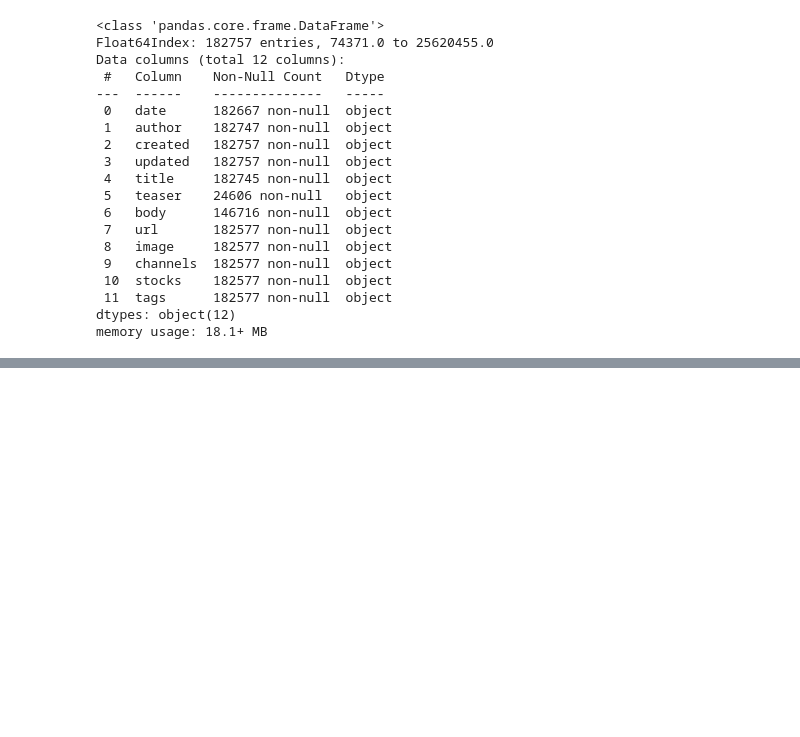
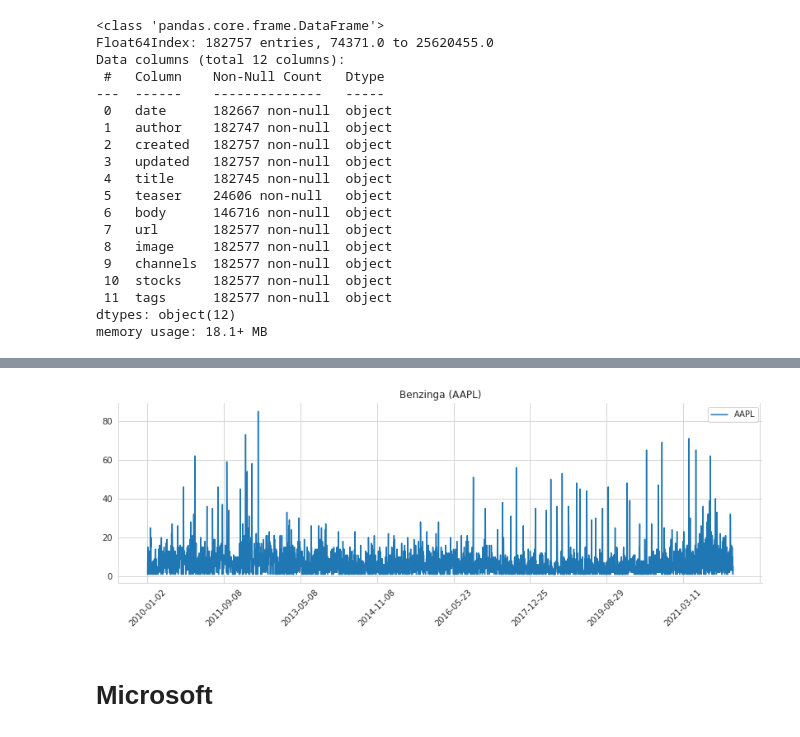
Before and after one commit to RobinsonCW/StockPriceForecasting, a Jupyter notebook: src/exploratory_data_analysis/chance/python/samples/benzinga/process_data.ipynb, the cells around one changed output, grey strips where cells are left out. Saved outputs shown, nothing was run; the diff lists cells and outputs as text; code cells hidden in the pictures; blank space fills up the shorter version.

Commit message:
add graphs for ticker trends

```diff
--- a/src/exploratory_data_analysis/chance/python/samples/benzinga/process_data.ipynb
+++ b/src/exploratory_data_analysis/chance/python/samples/benzinga/process_data.ipynb
@@ -134 +111,9 @@ df_non_dupes["AAPL"] = df_non_dupes.apply(lambda x: has_ticker(str(x['stocks']),
+# %%
+df["AAPL"] = df.apply(lambda x: has_ticker(str(x['stocks']), "AAPL"), axis=1)
+df["MSFT"] = df.apply(lambda x: has_ticker(str(x['stocks']), "MSFT"), axis=1)
+df["AMZN"] = df.apply(lambda x: has_ticker(str(x['stocks']), "AMZN"), axis=1)
+df["FB"] = df.apply(lambda x: has_ticker(str(x['stocks']), "FB"), axis=1)
+df["NVDA"] = df.apply(lambda x: has_ticker(str(x['stocks']), "NVDA"), axis=1)
+df["INTC"] = df.apply(lambda x: has_ticker(str(x['stocks']), "INTC"), axis=1)
+df["NFLX"] = df.apply(lambda x: has_ticker(str(x['stocks']), "NFLX"), axis=1)
 # %%
@@ -137,0 +123,8 @@ round(df_non_dupes[df_non_dupes["AAPL"]==True].shape[0] / 12)
+# %%
+df_aapl = df[df["AAPL"]==True]
+df_msft = df[df["MSFT"]==True]
+df_amzn = df[df["AMZN"]==True]
+df_fb = df[df["FB"]==True]
+df_nvda = df[df["NVDA"]==True]
+df_intc = df[df["INTC"]==True]
+df_nflx = df[df["NFLX"]==True]
@@ -137,0 +148,8 @@ round(df_non_dupes[df_non_dupes["AAPL"]==True].shape[0] / 12)
+# %%
+df_aapl_non_dupes = df_aapl[~df_aapl.index.duplicated(keep='first')].sort_index()
+df_msft_non_dupes = df_msft[~df_msft.index.duplicated(keep='first')].sort_index()
+df_amzn_non_dupes = df_amzn[~df_amzn.index.duplicated(keep='first')].sort_index()
+df_fb_non_dupes = df_fb[~df_fb.index.duplicated(keep='first')].sort_index()
+df_nvda_non_dupes = df_nvda[~df_nvda.index.duplicated(keep='first')].sort_index()
+df_intc_non_dupes = df_intc[~df_intc.index.duplicated(keep='first')].sort_index()
+df_nflx_non_dupes = df_nflx[~df_nflx.index.duplicated(keep='first')].sort_index()
@@ -137,0 +166,5 @@ round(df_non_dupes[df_non_dupes["AAPL"]==True].shape[0] / 12)
+# %%
+df_aapl_groupedby_date = df_aapl_non_dupes.groupby('date').count()
+df_aapl_groupedby_date.reset_index(inplace=True)
+df_aapl_groupedby_date.set_index("date", inplace=True)
+df_aapl_groupedby_date = df_aapl_groupedby_date[["AAPL"]]
@@ -137,0 +183,12 @@ round(df_non_dupes[df_non_dupes["AAPL"]==True].shape[0] / 12)
+# %%
+ax = df_aapl_groupedby_date["AAPL"].plot(title='Benzinga (AAPL)',
+           legend=True,
+           figsize=(14, 4),
+           rot=0)
+ax.set_xlabel('')
+ax.set_xticklabels(ax.get_xticklabels(),rotation = 45)
+sns.despine()
+# %% [output]
+[figure, added]
+# %% [markdown]
+# Microsoft
```
Also changed, not shown: parts of 48 cells of this notebook.
